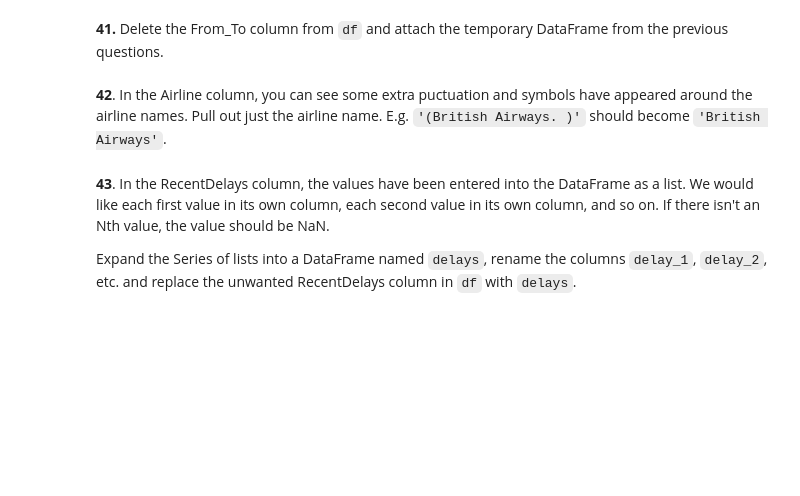
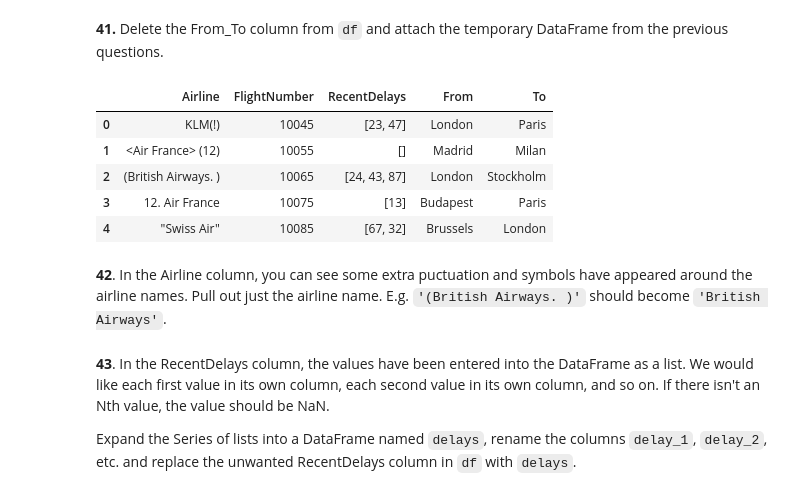
Before and after one commit to rachelpoole/100-pandas-puzzles, a Jupyter notebook: 100-pandas-puzzles.ipynb, the cells around one changed output. Cells and saved outputs as stored; diff of their text form; code cells hidden in the pictures; blank space fills up the shorter version.

```diff
--- a/100-pandas-puzzles.ipynb
+++ b/100-pandas-puzzles.ipynb
@@ -794,0 +837,5 @@ df = pd.DataFrame({'From_To': ['LoNDon_paris', 'MAdrid_miLAN', 'londON_StockhOlm
+# %%
+# My solution
+df.loc[df['FlightNumber'].isnull(), 'FlightNumber'] = (df['FlightNumber'].shift() + 10)
+df['FlightNumber'] = df['FlightNumber'].astype(int)
+df
@@ -794,0 +849,4 @@ df = pd.DataFrame({'From_To': ['LoNDon_paris', 'MAdrid_miLAN', 'londON_StockhOlm
+# %%
+# Solutions solution
+df['FlightNumber'] = df['FlightNumber'].interpolate().astype(int)
+df
@@ -796,0 +871,5 @@ df = pd.DataFrame({'From_To': ['LoNDon_paris', 'MAdrid_miLAN', 'londON_StockhOlm
+# %%
+# Solution solution
+temp = df['From_To'].str.split('_', expand = True) #expands the splitted strings into columns
+temp.columns = ['From', 'To']
+temp
@@ -797,2 +883,9 @@ df = pd.DataFrame({'From_To': ['LoNDon_paris', 'MAdrid_miLAN', 'londON_StockhOlm
 # %% [markdown]
 **40.** Notice how the capitalisation of the city names is all mixed up in this temporary DataFrame. Standardise the strings so that only the first letter is uppercase (e.g. "londON" should become "London".)
+# %%
+# My solution
+for col in temp.columns:
+    temp[col] = temp[col].str.capitalize()
+temp
+
+# Their solution is manual for the two columns
@@ -799,4 +899,17 @@ df = pd.DataFrame({'From_To': ['LoNDon_paris', 'MAdrid_miLAN', 'londON_StockhOlm
 # %% [markdown]
 **41.** Delete the From_To column from `df` and attach the temporary DataFrame from the previous questions.
+# %%
+# My solution
+df = df.drop('From_To', axis = 1).join(temp)
+df
+
+# Theirs is the same
+# %% [output]
+|  | Airline | FlightNumber | RecentDelays | From | To |
+| 0 | KLM(!) | 10045 | [23, 47] | London | Paris |
+| 1 | <Air France> (12) | 10055 | [] | Madrid | Milan |
+| 2 | (British Airways. ) | 10065 | [24, 43, 87] | London | Stockholm |
+| 3 | 12. Air France | 10075 | [13] | Budapest | Paris |
+| 4 | "Swiss Air" | 10085 | [67, 32] | Brussels | London |
 # %% [markdown]
 **42**. In the Airline column, you can see some extra puctuation and symbols have appeared around the airline names. Pull out just the airline name. E.g. `'(British Airways. )'` should become `'British Airways'`.
```
Also changed, not shown: parts of 11 cells of this notebook, 1 other file.
